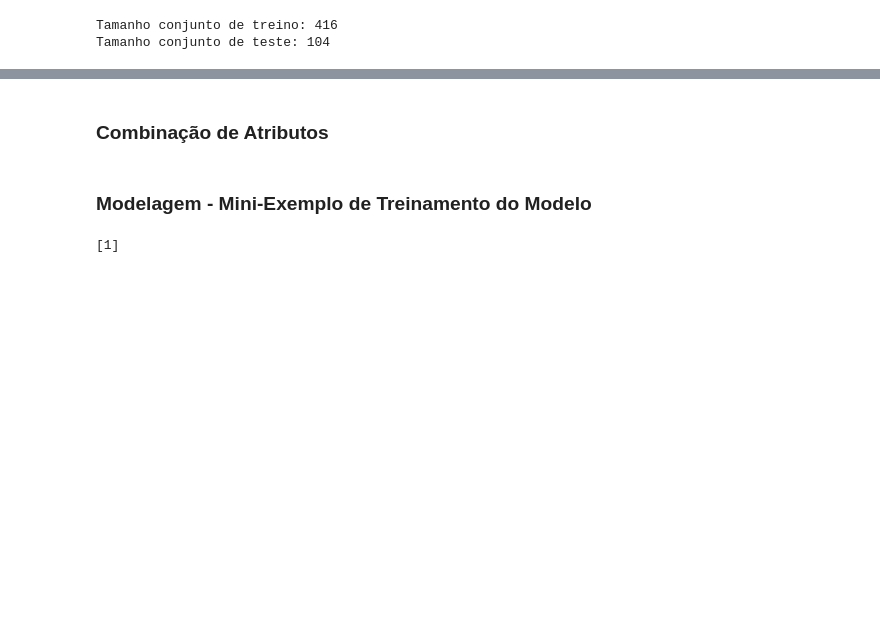
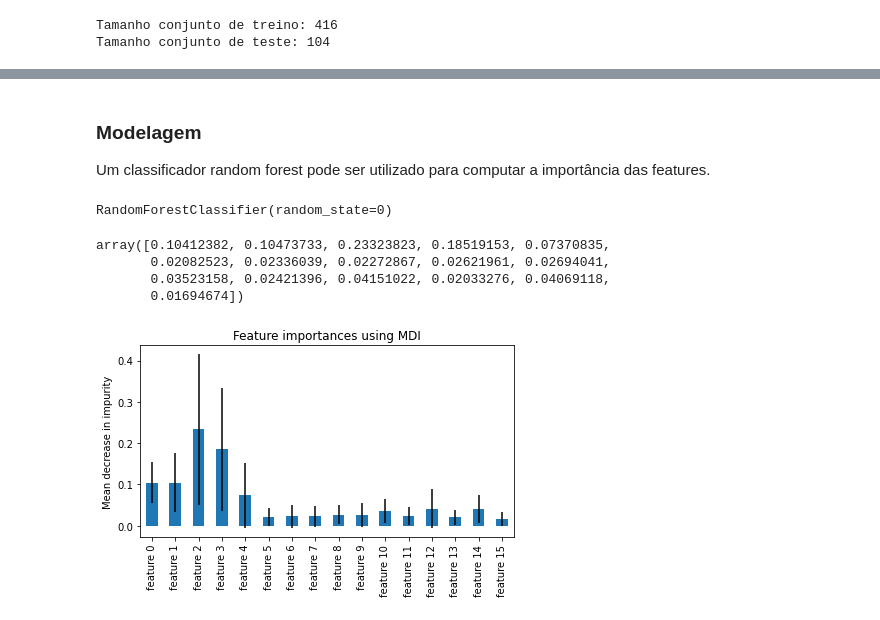
Before and after one commit to Mariana-Helena/C318-Diabetes-Prediction, a Jupyter notebook: diabetes.ipynb, the cells around one changed output, grey strips where cells are left out. Drawn from its saved outputs; the diff is of its cells as text; code cells hidden in the pictures; blank space fills up the shorter version.

```diff
--- a/diabetes.ipynb
+++ b/diabetes.ipynb
@@ -266,16 +273,38 @@ klib.corr_plot(train_set, target='class')
-# %% [markdown]
-### Combinação de Atributos
 # %% [markdown]
-### Modelagem - Mini-Exemplo de Treinamento do Modelo
+### Modelagem
+
+Um classificador random forest pode ser utilizado para computar a importância das features.
+# %%
+X = train_set.iloc[:, 0:16].to_numpy()
+
+y = train_set.loc[:, 'class'].to_numpy()
+# %%
+X_train, X_test, y_train, y_test = train_test_split(X, y, test_size = 0.2, random_state=42)
 # %%
-from sklearn.ensemble import RandomForestClassifier
-from sklearn.datasets import make_classification
-X, y = make_classification(n_samples=1000, n_features=4,
-                            n_informative=2, n_redundant=0,
-                            random_state=0, shuffle=False)
-clf = RandomForestClassifier(max_depth=2, random_state=0)
-clf.fit(X, y)
-RandomForestClassifier(...)
-print(clf.predict([[0, 0, 0, 0]]))
+feature_names = [f"feature {i}" for i in range(X.shape[1])]
+forest = RandomForestClassifier(random_state=0)
+forest.fit(X_train, y_train)
 # %% [output]
-[1]
+RandomForestClassifier(random_state=0)
+# %%
+importances = forest.feature_importances_
+std = np.std([tree.feature_importances_ for tree in forest.estimators_], axis=0)
+# %%
+importances
+# %% [output]
+array([0.10412382, 0.10473733, 0.23323823, 0.18519153, 0.07370835,
+       0.02082523, 0.02336039, 0.02272867, 0.02621961, 0.02694041,
+       0.03523158, 0.02421396, 0.04151022, 0.02033276, 0.04069118,
+       0.01694674])
+# %%
+import pandas as pd
+
+forest_importances = pd.Series(importances, index=feature_names)
+
+fig, ax = plt.subplots()
+forest_importances.plot.bar(yerr=std, ax=ax)
+ax.set_title("Feature importances using MDI")
+ax.set_ylabel("Mean decrease in impurity")
+fig.tight_layout()
+# %% [output]
+[figure, added]
```
Also changed, not shown: parts of 16 cells of this notebook.
